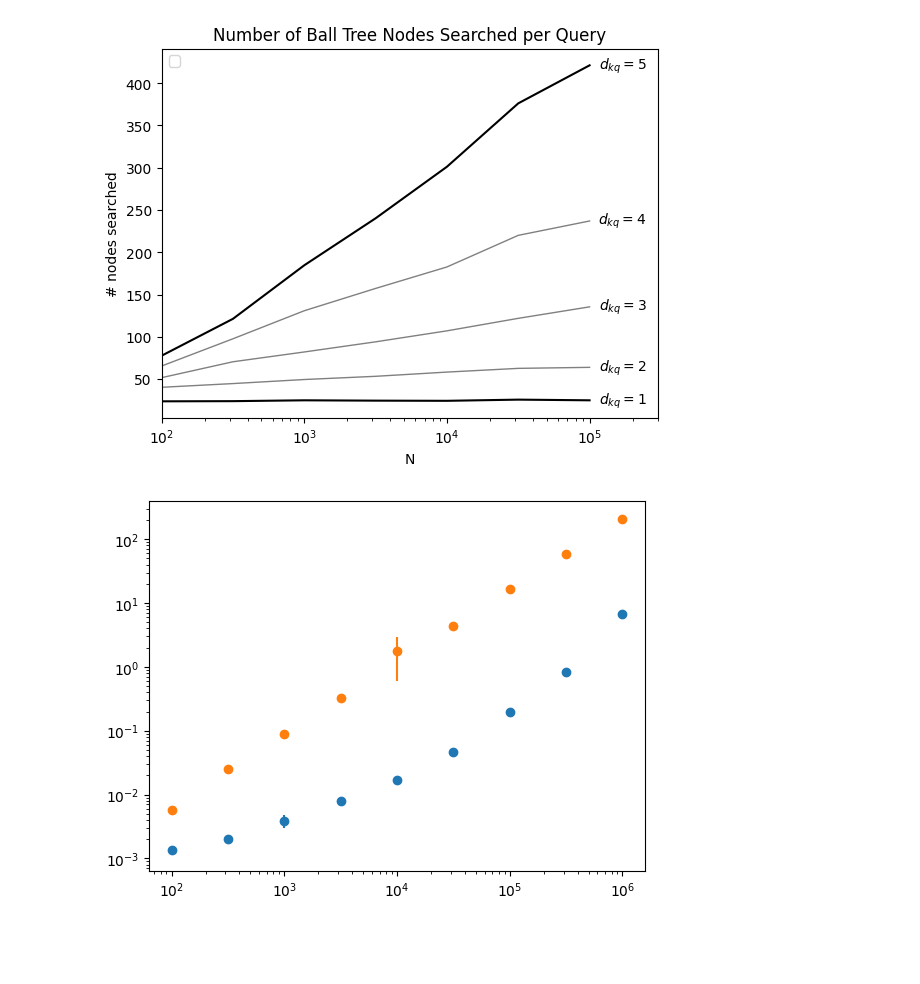
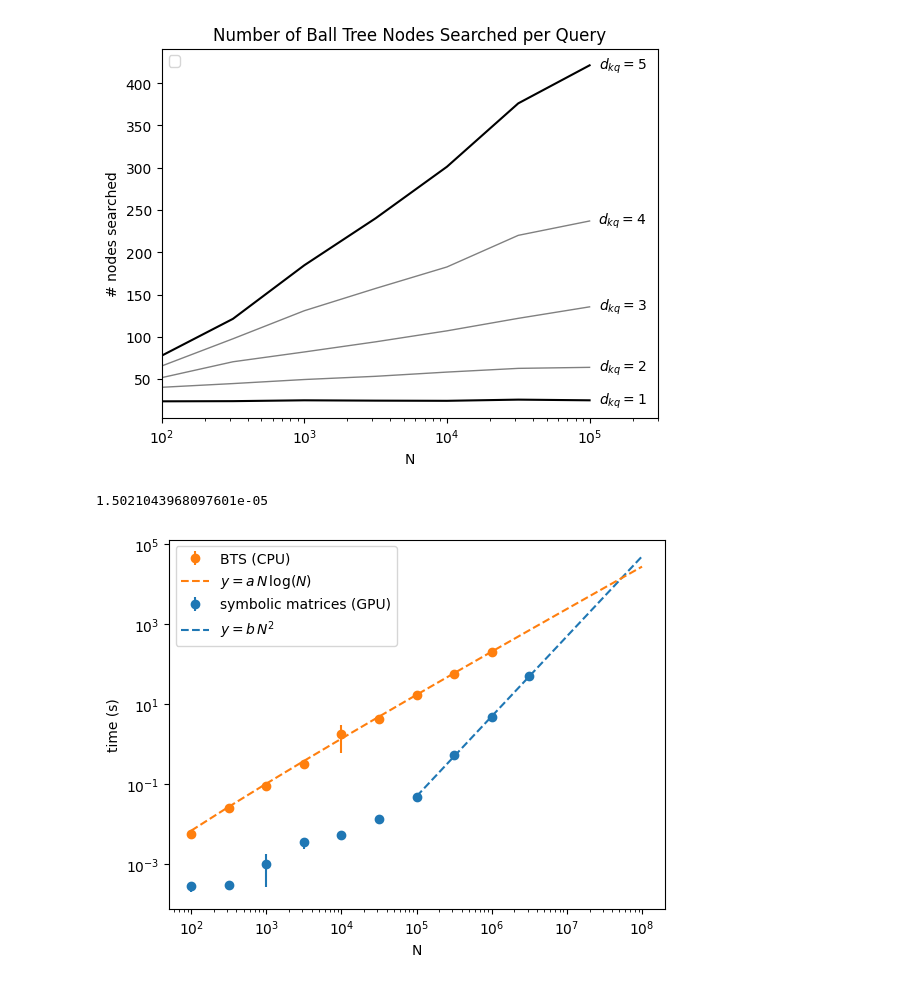
Before and after one commit to JonasDeSchouwer/EfficientSparseAttention, a Jupyter notebook: plotting.ipynb, the cells around one changed output. Saved outputs shown, nothing was run; the diff lists cells and outputs as text; code cells hidden in the pictures; blank space fills up the shorter version.

```diff
--- a/plotting.ipynb
+++ b/plotting.ipynb
@@ -225,31 +327,42 @@ plt.legend()
 plt.show()
 # %% [output]
 [figure]
+# %%
+1 / (cpp_extrapolation(1e6) / 207.52339153289796)
+# %% [output]
+1.5021043968097601e-05
 # %%
 # PLOTTING THE EFFICIENCY OF SPARSE_SYMBOLIC VS SPARSE_CPP
 
 sqrt10 = math.sqrt(10)
-Ns = [1e2, sqrt10*1e2, 1e3, sqrt10*1e3, 1e4, sqrt10*1e4, 1e5, sqrt10*1e5, 1e6, sqrt10*1e6]
+Ns = [1e2, sqrt10*1e2, 1e3, sqrt10*1e3, 1e4, sqrt10*1e4, 1e5, sqrt10*1e5, 1e6, sqrt10*1e6, 1e7, sqrt10*1e7, 1e8]
 Ns = [int(N) for N in Ns]
 
-sym_kq3_means = [0.001337432861328125, 0.0019960880279541017, 0.0038933753967285156, 0.007876968383789063, 0.017089366912841797, 0.04600358009338379, 0.19462780952453612, 0.8282591819763183, 6.631256008148194]
-sym_kq3_stds = [0.00015910260405270957, 0.00027985236857625993, 0.0009471617776087101, 0.0005665052735299413, 0.0006280927031020573, 0.0019055452523682463, 0.02526175301816471, 0.04079756791052433, 1.0177108487741333]
+sym_kq3_means = [0.00028395652770996094, 0.0003048419952392578, 0.0010281085968017578, 0.0035334110260009767, 0.0052872180938720705, 0.013873910903930664, 0.049400711059570314, 0.5506092548370362, 4.8736546516418455, 50.1094003200531]
+sym_kq3_stds = [8.489675506589988e-05, 7.94563816789589e-05, 0.0007555631161875882, 0.001061183859240136, 0.001132547985308477, 0.002221671083495554, 0.0026739823484985556, 0.02616055401073926, 0.1238205769422369, 1.853274044126943]
 
 cpp_kq3_means = [0.005819797515869141, 0.02500319480895996, 0.08819355964660644, 0.3226898193359375, 1.785881805419922, 4.355342102050781, 16.72867579460144, 58.301800441741946, 207.52339153289796]
 cpp_kq3_stds = [0.0005436386542092856, 0.0013662773997036293, 0.0024549303970329947, 0.012476227515685705, 1.1895300519776781, 0.1516088748298022, 1.788928071840642, 1.8748678345748209, 8.11425699061844]
 
-# fit a function x^a to the last three points of the sparse symbolic data
-from scipy.optimize import curve_fit
-def func(x, a):
-    return x**a
-popt, pcov = curve_fit(func, Ns[-3:], sym_kq3_means[-3:])
+def cpp_extrapolation(x):
+    return 1.5e-5 * x *np.log(x)
+
+def sym_extrapolation(x):
+    return 5*(x/1e6)**2
 
 fig = plt.figure()
-plt.errorbar(Ns[:len(sym_kq3_means)], sym_kq3_means, yerr=sym_kq3_stds, label="sparse symbolic (gpu)", fmt='o')
-plt.errorbar(Ns[:len(cpp_kq3_means)], cpp_kq3_means, yerr=cpp_kq3_stds, label="sparse cpp (cpu)", fmt='o')
-plt.plot(Ns, func(Ns[-3:], *popt), label='fit: $x^{%.2f}$' % tuple(popt))
+sym_bar = plt.errorbar(Ns[:len(sym_kq3_means)], sym_kq3_means, yerr=sym_kq3_stds, label="symbolic matrices (gpu)", fmt='o', color='C0')
+cpp_bar = plt.errorbar(Ns[:len(cpp_kq3_means)], cpp_kq3_means, yerr=cpp_kq3_stds, label="BTS (CPU)", fmt='o', color='C1')
+sym_line = plt.plot(Ns[6:], sym_extrapolation(np.array(Ns[6:])), label=f"$y=a\,N^2$", linestyle='--', color='C0')[0]
+cpp_line = plt.plot(Ns, cpp_extrapolation(np.array(Ns)), label=f"$y=a\,N\,\log(N)$", linestyle='--', color='C1')[0]
+plt.legend(
+    [cpp_bar, cpp_line, sym_bar, sym_line],
+    ['BTS (CPU)', "$y=a\,N\,\log(N)$", 'symbolic matrices (GPU)', "$y=b\,N^2$"]
+)
+plt.ylabel('time (s)')
+plt.xlabel('N')
 plt.xscale('log')
 plt.yscale('log')
 plt.show()
 # %% [output]
-[figure, old version]
+[figure, new version]
```
Also changed, not shown: parts of 8 cells of this notebook, 9 other files.
